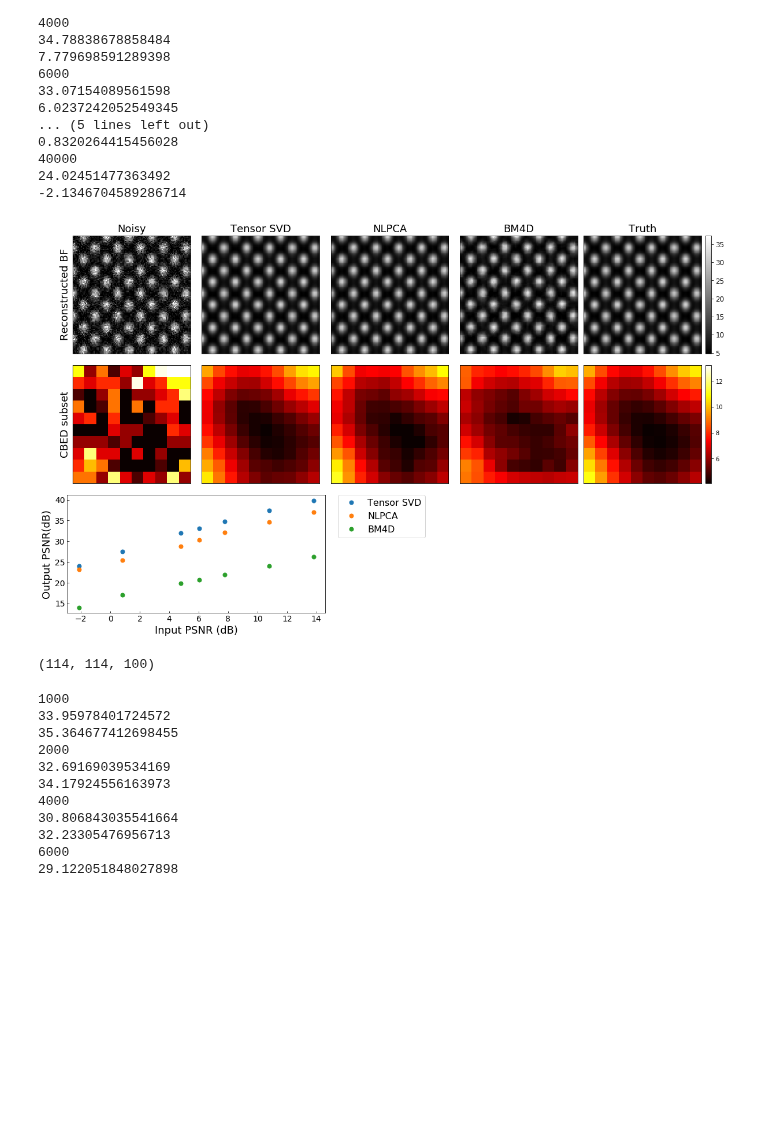
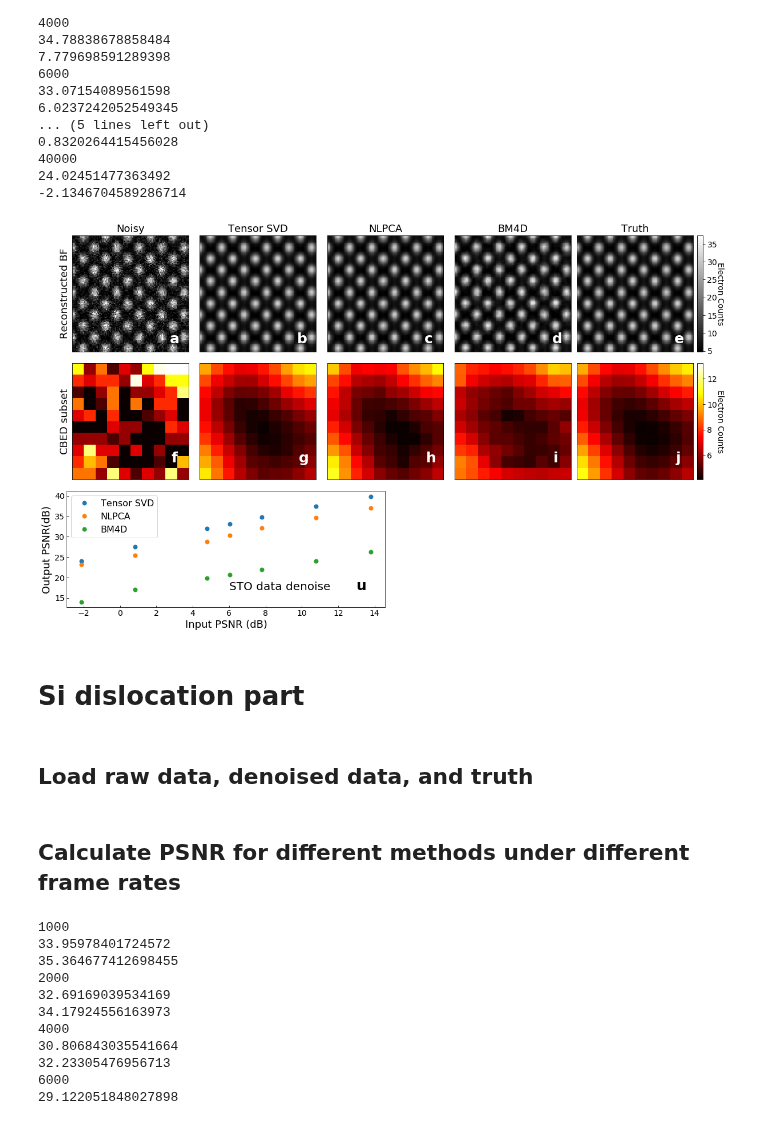
Before and after one commit to CY-Zhang/PyProcessingCodes, a Jupyter notebook: TensorDenoise/VisulizeResult_DenoiseMethodsComparison.ipynb, the cells around one changed output. Cells and saved outputs as stored; diff of their text form; code cells hidden in the pictures; blank space fills up the shorter version.

```diff
--- a/TensorDenoise/VisulizeResult_DenoiseMethodsComparison.ipynb
+++ b/TensorDenoise/VisulizeResult_DenoiseMethodsComparison.ipynb
@@ -85,41 +91,52 @@ clim_low = np.amin(truth_data[:,:,iframe])
 clim_high = np.amax(truth_data[:,:,iframe])
 
 
-fig.add_subplot(351)
+ax = fig.add_subplot(351)
 plt.imshow(raw_data[:,:,iframe],clim=[clim_low,clim_high*1.2],cmap='gray')
 plt.xticks([])
 plt.yticks([])
 plt.title('Noisy',fontsize=18)
 plt.ylabel('Reconstructed BF', fontsize=18)
+ax.text(95,105,'a',fontsize=25, color='white', fontweight='bold')
 
-fig.add_subplot(352)
+
+ax = fig.add_subplot(352)
 plt.imshow(tensor_denoised[:,:,iframe],clim=[clim_low,clim_high*1.2],cmap='gray')
 plt.xticks([])
 plt.yticks([])
 plt.title('Tensor SVD',fontsize=18)
+ax.text(95,105,'b',fontsize=25, color='white', fontweight='bold')
 
-fig.add_subplot(353)
+
+ax = fig.add_subplot(353)
 plt.imshow(NLPCA_denoised[:,:,iframe],clim=[clim_low,clim_high*1.2],cmap='gray')
 plt.xticks([])
 plt.yticks([])
 plt.title('NLPCA',fontsize=18)
+ax.text(95,105,'c',fontsize=25, color='white', fontweight='bold')
 
-fig.add_subplot(354)
+
+ax = fig.add_subplot(354)
 plt.imshow(BM4D_denoised[:,:,iframe],clim=[clim_low,clim_high*1.2],cmap='gray')
 plt.xticks([])
 plt.yticks([])
 plt.title('BM4D',fontsize=18)
+ax.text(95,105,'d',fontsize=25, color='white', fontweight='bold')
+
 
 ax = fig.add_subplot(355)
 im = ax.imshow(truth_data[:,:,iframe],clim=[clim_low,clim_high*1.2],cmap='gray')
 plt.xticks([])
 plt.yticks([])
 plt.title('Truth',fontsize=18)
+ax.text(95,105,'e',fontsize=25, color='white', fontweight='bold')
+
 
 divider = make_axes_locatable(ax)
 cax = divider.append_axes("right", size="5%", pad=0.1)
 cbar = plt.colorbar(im, cax=cax)
-cbar.ax.tick_params(labelsize=12)
+cbar.ax.tick_params(labelsize=14)
+cbar.set_label('Electron Counts',rotation=270,fontsize=14, labelpad = 12)
 
 # plot subset of CBED patterns
 rx = 50
@@ -127,50 +144,64 @@ ry = 50
 clim_low = np.amin(truth_data[rx,ry,:])
 clim_high = np.amax(truth_data[rx,ry,:])
 
-fig.add_subplot(356)
+ax = fig.add_subplot(356)
 plt.imshow(raw_data[rx,ry,:].reshape(10,10),clim=[clim_low,clim_high*1.2],cmap='hot')
 plt.xticks([])
 plt.yticks([])
 plt.ylabel('CBED subset', fontsize=18)
+ax.text(8,8,'f',fontsize=25, color='white', fontweight='bold')
 
-fig.add_subplot(357)
+ax = fig.add_subplot(357)
 plt.imshow(np.transpose(tensor_denoised[rx,ry,:].reshape(10,10)),clim=[clim_low,clim_high*1.2],cmap='hot')
 plt.xticks([])
 plt.yticks([])
+ax.text(8,8,'g',fontsize=25, color='white', fontweight='bold')
 
-fig.add_subplot(358)
+ax = fig.add_subplot(358)
 plt.imshow(NLPCA_denoised[rx,ry,:].reshape(10,10),clim=[clim_low,clim_high*1.2],cmap='hot')
 plt.xticks([])
 plt.yticks([])
+ax.text(8,8,'h',fontsize=25, color='white', fontweight='bold')
 
-fig.add_subplot(359)
+ax = fig.add_subplot(359)
 plt.imshow(BM4D_denoised[rx,ry,:].reshape(10,10),clim=[clim_low,clim_high*1.2],cmap='hot')
 plt.xticks([])
 plt.yticks([])
+ax.text(8,8,'i',fontsize=25, color='white', fontweight='bold')
 
 ax = fig.add_subplot(3,5,10)
 im = plt.imshow(truth_data[rx,ry,:].reshape(10,10),clim=[clim_low,clim_high*1.2],cmap='hot')
 plt.xticks([])
 plt.yticks([])
+ax.text(8,8,'j',fontsize=25, color='white', fontweight='bold')
+
 
 divider = make_axes_locatable(ax)
 cax = divider.append_axes("right", size="5%", pad=0.1)
-plt.colorbar(im, cax=cax)
-# cbar.set_label('Electron Counts',rotation=270,fontsize=14)
+cbar = plt.colorbar(im, cax=cax)
+cbar.ax.tick_params(labelsize=14)
+cbar.set_label('Electron Counts',rotation=270,fontsize=14, labelpad = 12)
 
-ax3 = plt.subplot2grid((3, 5), (2, 0), colspan=2)
+ax3 = plt.subplot2grid((3, 4), (2, 0), colspan=2)
 ax3.plot(PSNR_list[3,:], PSNR_list[0,:], '.',markersize=14, label = 'Tensor SVD')
 ax3.plot(PSNR_list[3,:], PSNR_list[1,:], '.',markersize=14, label = 'NLPCA')
 ax3.plot(PSNR_list[3,:], PSNR_list[2,:], '.',markersize=14, label = 'BM4D')
 plt.xlabel('Input PSNR (dB)',fontsize=18)
 plt.ylabel('Output PSNR(dB)',fontsize=18)
-plt.legend(bbox_to_anchor=(1.05, 1), loc='upper left', borderaxespad=0.,fontsize=16)
+plt.legend(fontsize=16, loc='upper left')
+# plt.legend(bbox_to_anchor=(1.05, 1), loc='upper left', borderaxespad=0.,fontsize=16)
 ax3.tick_params(direction='in',labelsize = 14)
+ax3.text(13,17,'u',fontsize=25, color='black', fontweight='bold')
+ax3.text(6,17,'STO data denoise',fontsize=20, color='black')
 
 fig.subplots_adjust(wspace = 0.0, hspace = 0.1)
 fig.savefig('/srv/home/chenyu/TensorDenoise/Simulatons/STO_simulation/STO_DiffMethods.tif')
 # %% [output]
-[figure, old version]
+[figure, new version]
+# %% [markdown]
+# Si dislocation part
+# %% [markdown]
+## Load raw data, denoised data, and truth
 # %%
 path = '/srv/home/chenyu/TensorDenoise/Simulatons/Si_dislocation_simulations/'
 raw_data = sio.loadmat(path + 'Simulation_noisy_SiDisl_slice_5_1000FPS_cropped_100layers.mat')
@@ -186,10 +217,8 @@ NLPCA_denoised = NLPCA_denoised['est_NLPCA']
 
 BM4D_denoised = sio.loadmat(path + 'Simulation_BM4D_SiDisl_slice_5_1000FPS_cropped_100layers.mat')
 BM4D_denoised = BM4D_denoised['est_BM4D']
-# %%
-NLPCA_file.shape
-# %% [output]
-(114, 114, 100)
+# %% [markdown]
+## Calculate PSNR for different methods under different frame rates
 # %%
 # Plot input vs output psnr
 FPS_list = [1000,2000,4000,6000,8000,10000,20000,40000]
```
Also changed, not shown: parts of 4 cells of this notebook.
